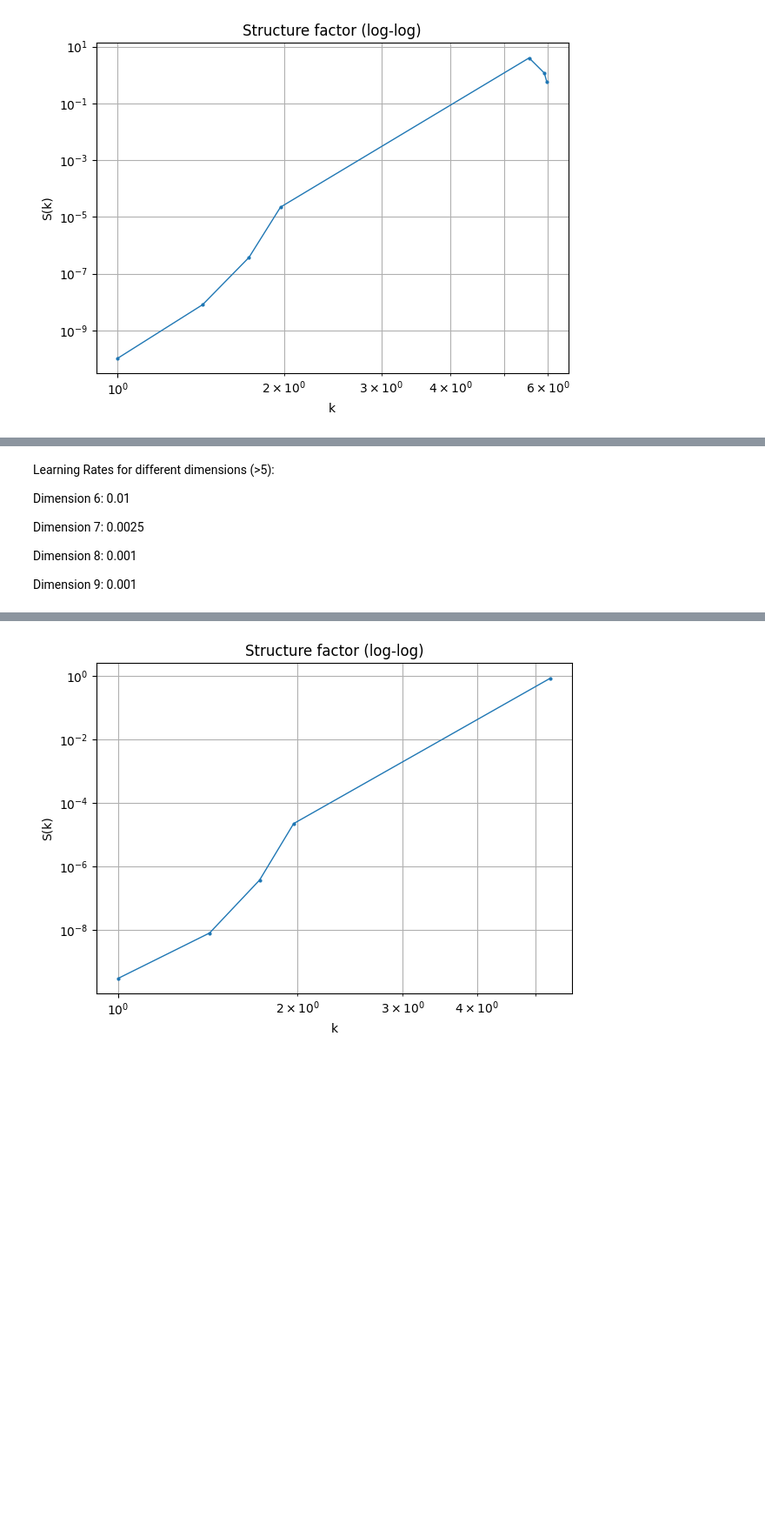
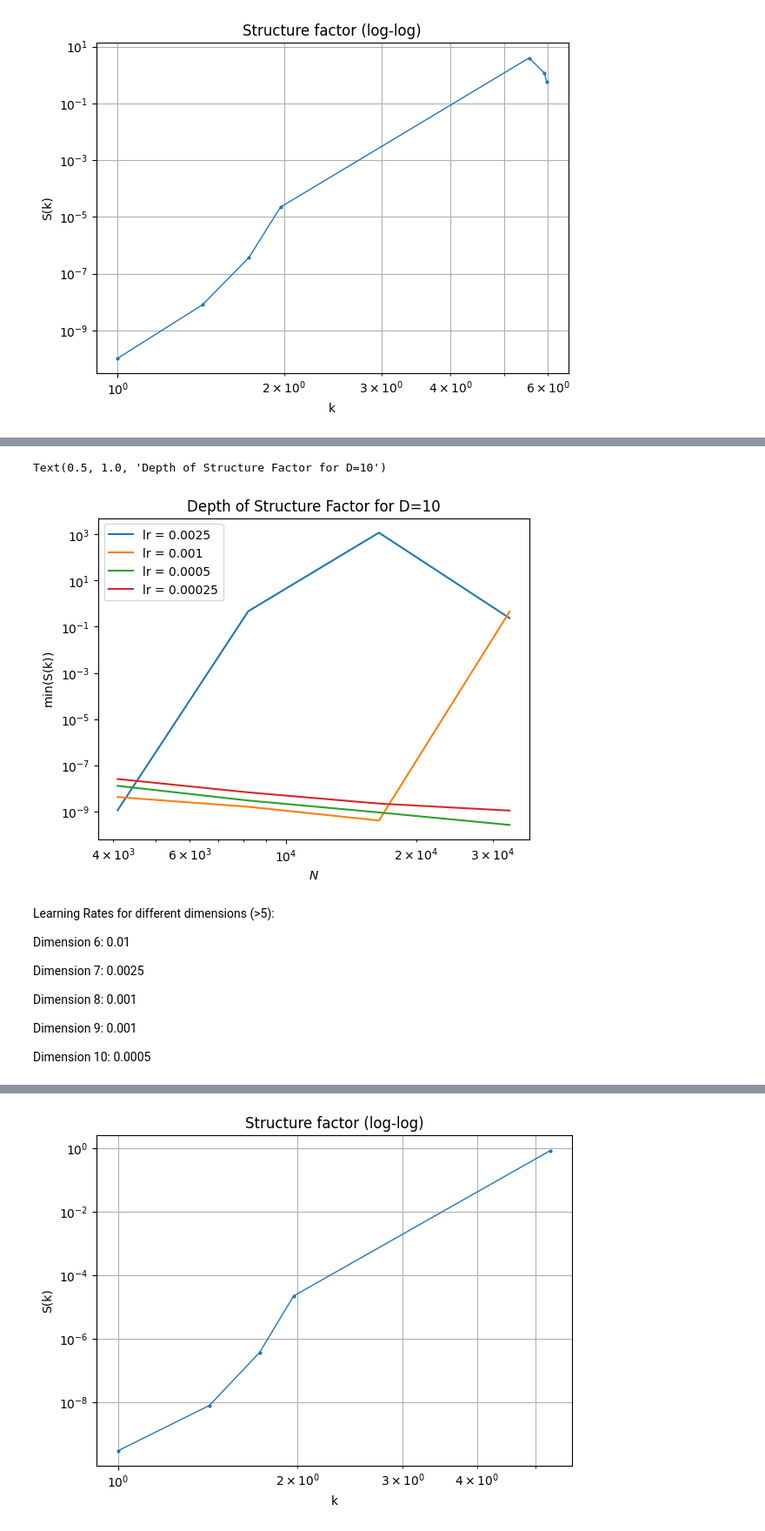
Before and after one commit to Gautam-Chauhan/MSc-Thesis, a Jupyter notebook: brute_force_gaussian_blue_noise.ipynb, the cells around one changed output, grey strips where cells are left out. Shown at 87% size. Cells and saved outputs as stored; diff of their text form; code cells hidden in the pictures; blank space fills up the shorter version.

```diff
--- a/brute_force_gaussian_blue_noise.ipynb
+++ b/brute_force_gaussian_blue_noise.ipynb
@@ -514,3 +514,19 @@ Text(0.5, 1.0, 'Depth of Structure Factor for D=9')
 plot_sf(point_sets[7], bins = 100, resolution = 1)
 # %% [output]
 [figure]
+# %%
+learning_rates = [0.0025, 0.001, 0.0005, 0.00025]
+set_sizes = [4096, 8192, 16384, 32768]
+D = 10
+# %%
+min_structure_factors = []
+point_sets = []
+for lr in learning_rates:
+  for N in set_sizes:
+    print(f"Starting learning_rate = {lr} and N = {N}")
+    pipeline = make_pipeline(N, D, custom_lr=lr,verbose=True)
+    Poisson = np.random.rand(N, D)
+    stealthy_points = pipeline(init=Poisson)
+    point_sets.append(stealthy_points)
+    ks, vals = structure_factor(stealthy_points)
+    min_structure_factors.append(np.min(vals))
@@ -517,3 +551,16 @@ plot_sf(point_sets[7], bins = 100, resolution = 1)
+# %%
+min_structure_factors_array = np.array(min_structure_factors)
+min_structure_factors_array = min_structure_factors_array.reshape(len(learning_rates),len(set_sizes))
+
+for i in range(len(learning_rates)):
+  plt.loglog(set_sizes, min_structure_factors_array[i,:],label=f"lr = {learning_rates[i]}")
+plt.legend()
+plt.xlabel(r"$N$")
+plt.ylabel(r"$\text{min(S(k))}$")
+plt.title("Depth of Structure Factor for D=10")
+# %% [output]
+Text(0.5, 1.0, 'Depth of Structure Factor for D=10')
+[figure, added]
 # %% [markdown]
 Learning Rates for different dimensions (>5):
 
@@ -524,4 +571,6 @@ Dimension 7: 0.0025
 Dimension 8: 0.001
 
 Dimension 9: 0.001
+
+Dimension 10: 0.0005
 # %% [markdown]
```
Also changed, not shown: parts of 16 cells of this notebook.
